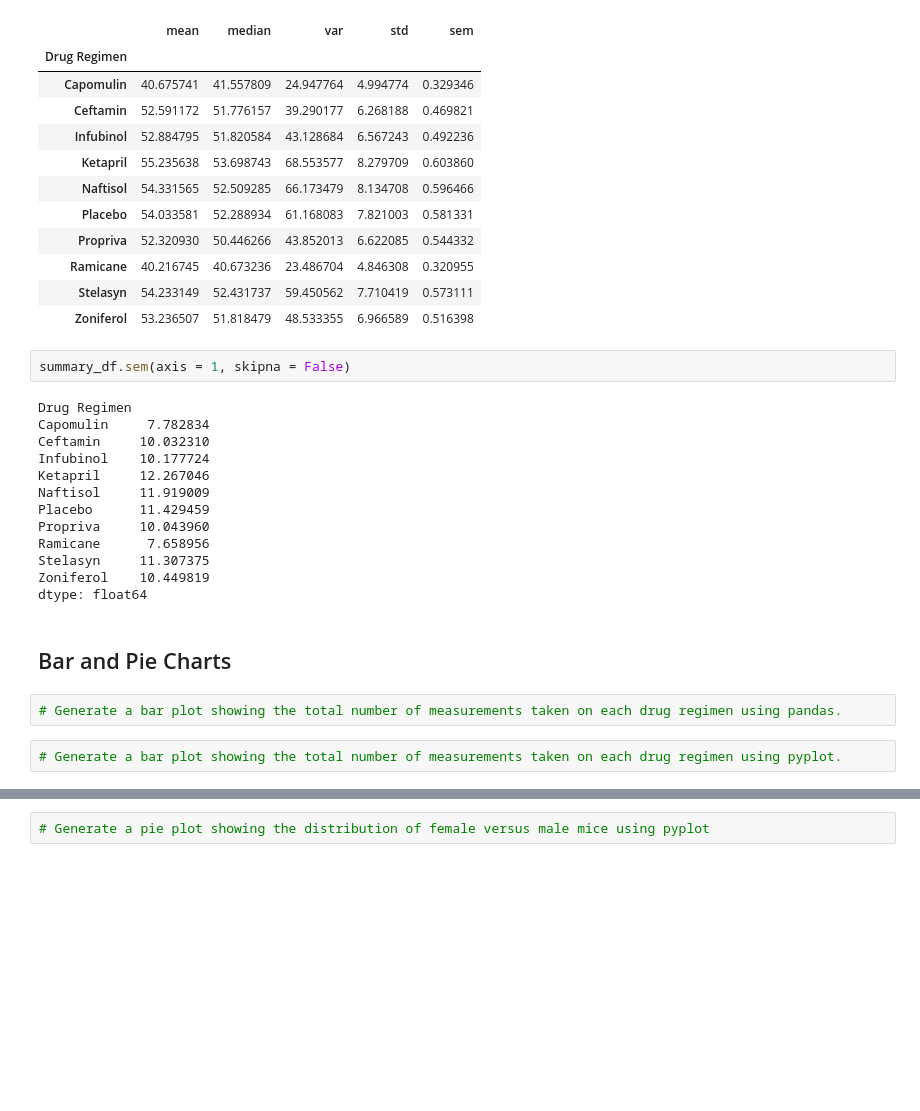
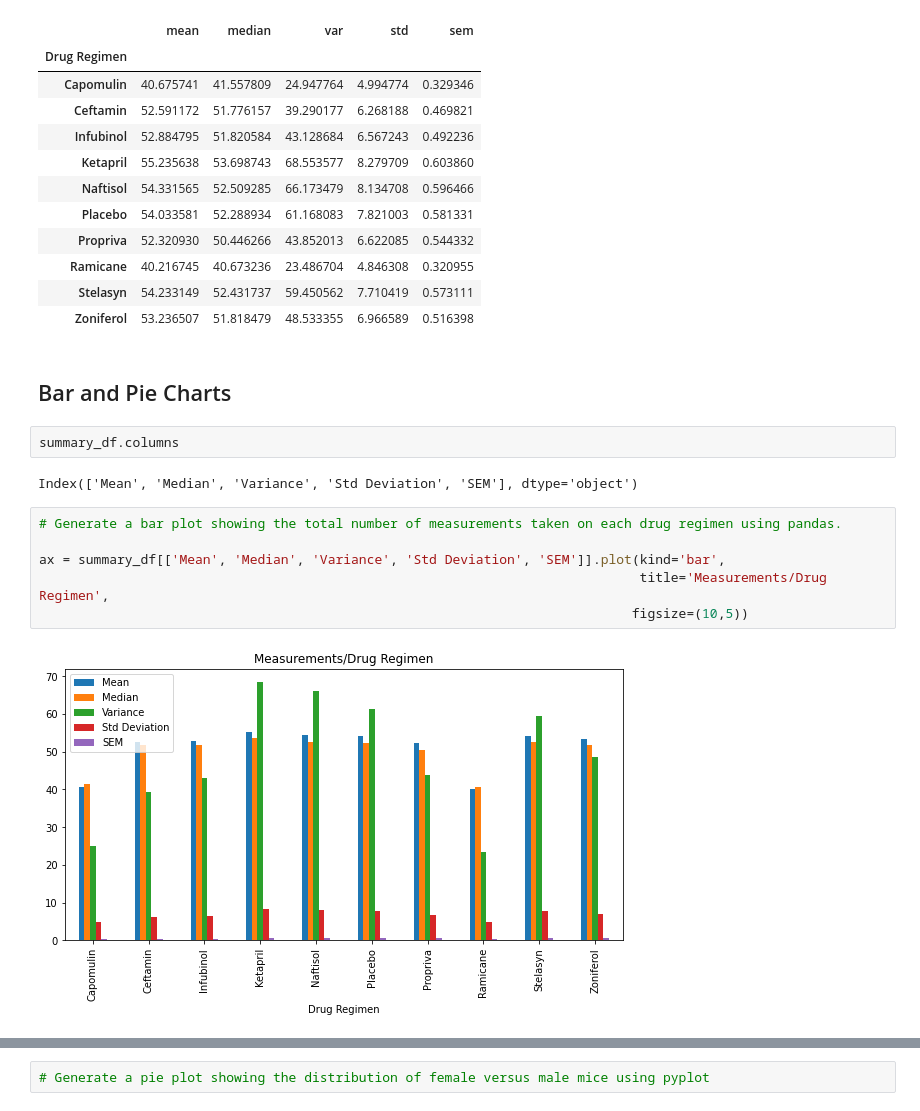
Before and after one commit to g8r1fl/matplotlib-challege, a Jupyter notebook: Pymaceuticals/pymaceuticals_starter.ipynb, the cells around one changed output, grey strips where cells are left out. Cells and saved outputs as stored; diff of their text form; blank space fills up the shorter version.

```diff
--- a/Pymaceuticals/pymaceuticals_starter.ipynb
+++ b/Pymaceuticals/pymaceuticals_starter.ipynb
@@ -191,24 +183,17 @@ cleaned_mice_df.groupby(['Drug Regimen'])['Tumor Volume (mm3)'].agg(['mean','med
 | Ramicane | 40.216745 | 40.673236 | 23.486704 | 4.846308 | 0.320955 |
 | Stelasyn | 54.233149 | 52.431737 | 59.450562 | 7.710419 | 0.573111 |
 | Zoniferol | 53.236507 | 51.818479 | 48.533355 | 6.966589 | 0.516398 |
-# %%
-summary_df.sem(axis = 1, skipna = False)
-# %% [output]
-Drug Regimen
-Capomulin     7.782834
-Ceftamin     10.032310
-Infubinol    10.177724
-Ketapril     12.267046
-Naftisol     11.919009
-Placebo      11.429459
-Propriva     10.043960
-Ramicane      7.658956
-Stelasyn     11.307375
-Zoniferol    10.449819
-dtype: float64
 # %% [markdown]
 ## Bar and Pie Charts
+# %%
+summary_df.columns
+# %% [output]
+Index(['Mean', 'Median', 'Variance', 'Std Deviation', 'SEM'], dtype='object')
 # %%
 # Generate a bar plot showing the total number of measurements taken on each drug regimen using pandas.
+
+ax = summary_df[['Mean', 'Median', 'Variance', 'Std Deviation', 'SEM']].plot(kind='bar',
+                                                                             title='Measurements/Drug Regimen',
+                                                                            figsize=(10,5))
+# %% [output]
+[figure, added]
-# %%
-# Generate a bar plot showing the total number of measurements taken on each drug regimen using pyplot.
```
Also changed, not shown: parts of 10 cells of this notebook.
